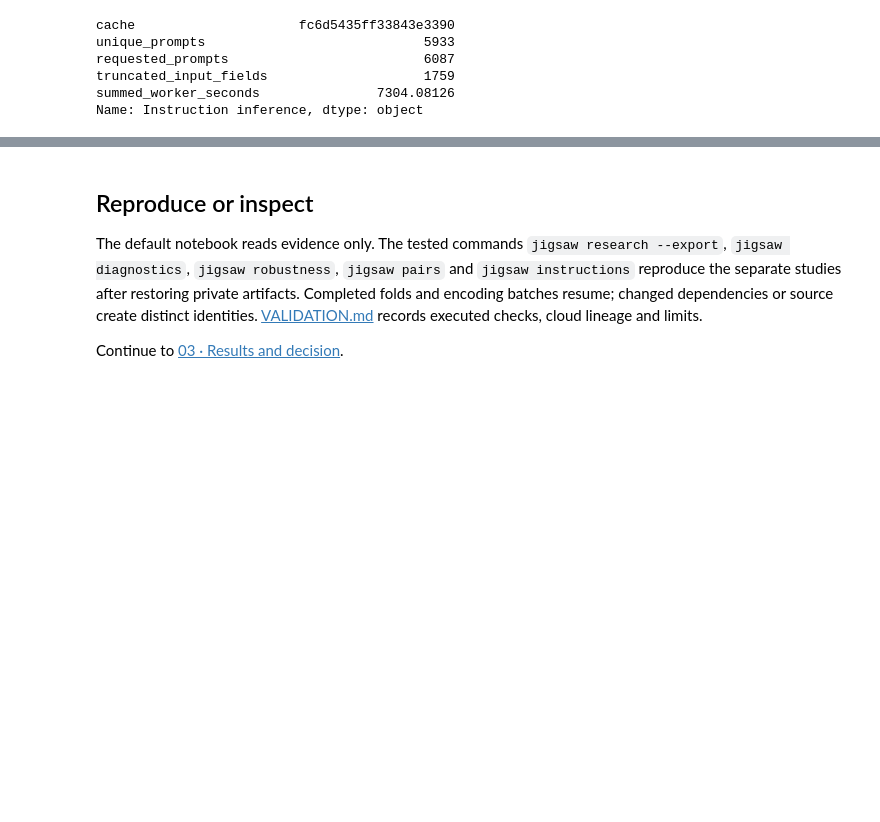
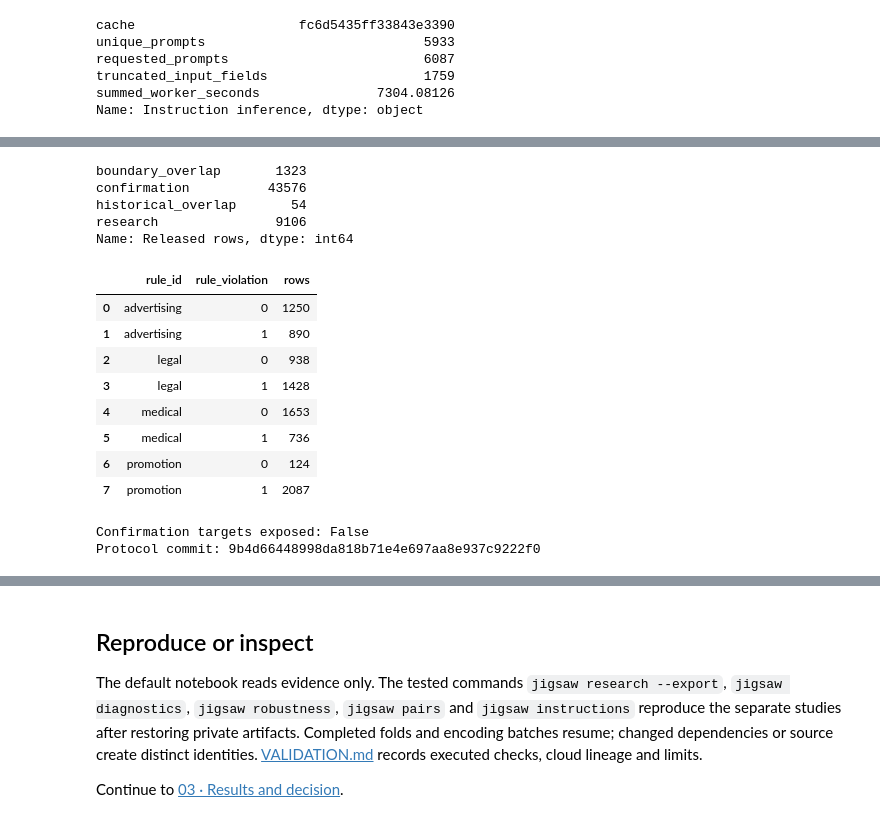
Before and after one commit to alvaromendizabal/jigsaw-rule-classifier, a Jupyter notebook: notebooks/02_baseline_and_review.ipynb, the cells around one changed output, grey strips where cells are left out. Saved outputs shown, nothing was run; the diff lists cells and outputs as text; code cells hidden in the pictures; blank space fills up the shorter version.

Commit message:
feat: isolate released-policy research and publish verified evidence

```diff
--- a/notebooks/02_baseline_and_review.ipynb
+++ b/notebooks/02_baseline_and_review.ipynb
@@ -56,0 +34,25 @@ Verified research runs: {'research': '9ec008d506b0bc64a717', 'sensitivity': 'bce
+# %%
+import sys
+sys.path.insert(0, str(root / "scripts"))
+from build_research_report import display_figure
+from build_release_report import display_boundary
+from jigsaw_rules.features import feature_evidence
+from jigsaw_rules.research import research_evidence
+from jigsaw_rules.diagnostics import diagnostic_evidence
+from jigsaw_rules.pairs import pairs_evidence
+from jigsaw_rules.robustness import robustness_evidence
+from jigsaw_rules.gate import feature_gate
+from jigsaw_rules.instructions import instruction_evidence
+from jigsaw_rules.released import released_evidence
+
+controls = feature_evidence(root)
+research = research_evidence(root)
+sensitivity = diagnostic_evidence(root)
+pairs = pairs_evidence(root)
+robustness = robustness_evidence(root)
+assert all(item is not None for item in (controls, research, sensitivity, pairs, robustness))
+gate = feature_gate(root)
+instructions = instruction_evidence(root)
+released = released_evidence(root)
+assert released is not None
+print("Verified research runs:", gate["studies"])
@@ -326,0 +336,7 @@ The original offline classifier deliberately remains the reference; it does not
+# %%
+display_boundary(root)
+display(pd.Series(released["boundary"]["role_counts"], name="Released rows"))
+display(pd.DataFrame(released["boundary"]["research_label_counts"]))
+print("Confirmation targets exposed:", released["boundary"]["confirmation_targets_accessed"])
+print("Protocol commit:", released["boundary"]["protocol_commit"])
+# %% [output]
@@ -326,0 +344,16 @@ The original offline classifier deliberately remains the reference; it does not
+boundary_overlap       1323
+confirmation          43576
+historical_overlap       54
+research               9106
+Name: Released rows, dtype: int64
+|  | rule_id | rule_violation | rows |
+| 0 | advertising | 0 | 1250 |
+| 1 | advertising | 1 | 890 |
+| 2 | legal | 0 | 938 |
+| 3 | legal | 1 | 1428 |
+| 4 | medical | 0 | 1653 |
+| 5 | medical | 1 | 736 |
+| 6 | promotion | 0 | 124 |
+| 7 | promotion | 1 | 2087 |
+Confirmation targets exposed: False
+Protocol commit: 9b4d66448998da818b71e4e697aa8e937c9222f0
```
Also changed, not shown: parts of 10 cells of this notebook, 25 other files.
